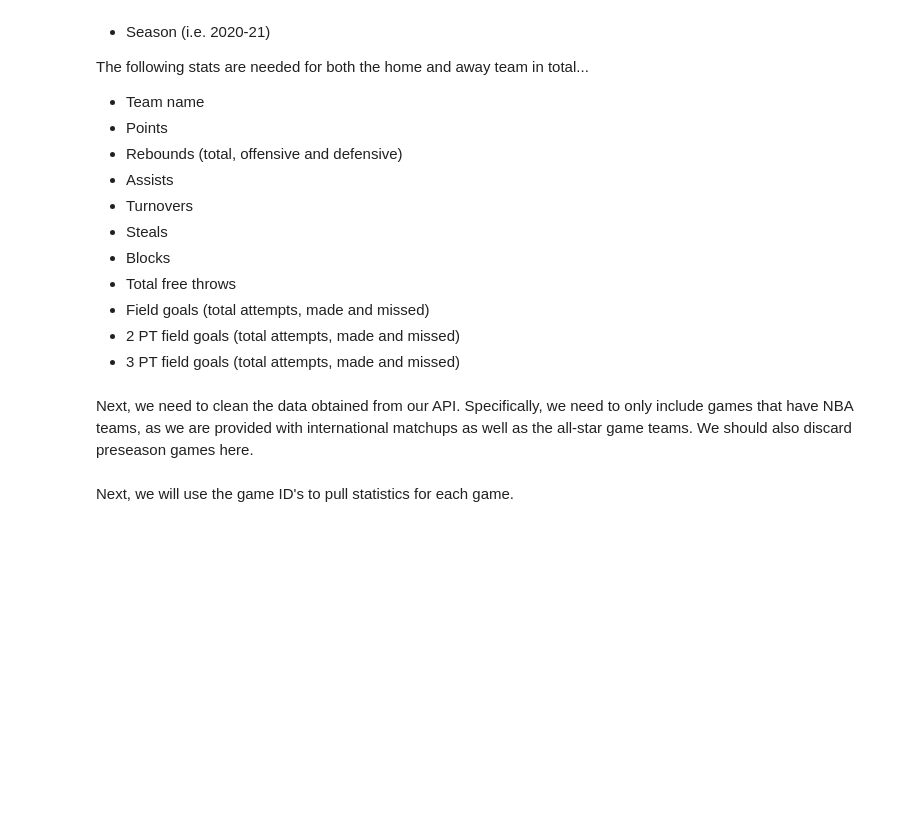
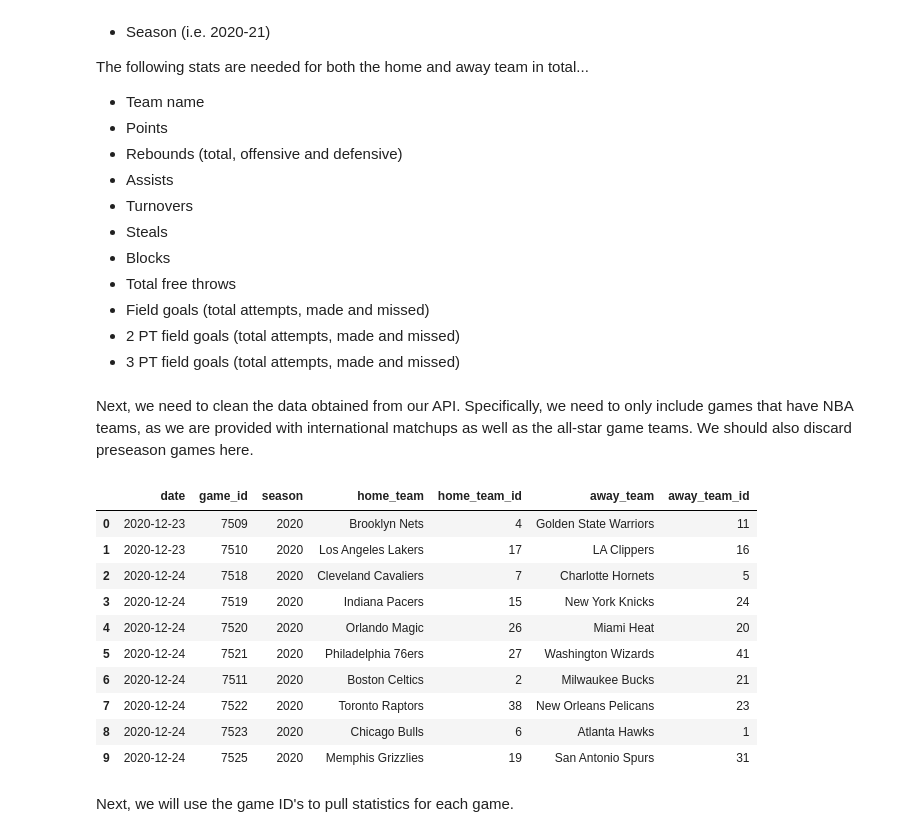
Before and after one commit to hughbromund/DubbClub, a Jupyter notebook: models/nba_win.ipynb, the cells around one changed output. Cells and saved outputs as stored; diff of their text form; code cells hidden in the pictures; blank space fills up the shorter version.

Commit message:
Updates to mustafar for elo and date correction

```diff
--- a/models/nba_win.ipynb
+++ b/models/nba_win.ipynb
@@ -63,8 +63,8 @@ season_start_2019 = datetime.datetime(2019, 10, 22)
 season_start_2020 = datetime.datetime(2020, 12, 22)
 
 """ TO BE SWITCHED PER SEASON """
-curr_season = "2015"
-curr_season_start = season_start_2015
+curr_season = "2020"
+curr_season_start = season_start_2020
 """"""
 
 list_of_teams = [
@@ -109,33 +109,45 @@ data_builder = {
     "away_team": [],
     "away_team_id": []
     }
 
 with open('season_data/season_' + curr_season + '.json') as f:
 
   season_data = json.load(f)
   for game in season_data["api"]["games"]:
     try:
         game_date = datetime.datetime.strptime(game["startTimeUTC"], '%Y-%m-%dT%H:%M:%S.%fZ')
     except Exception:
         game_date = datetime.datetime.strptime(game["startTimeUTC"], '%Y-%m-%d')
 
     if curr_season_start <= game_date and game["statusShortGame"] != "1" \
         and game["vTeam"]["fullName"] in list_of_teams \
         and game["hTeam"]["fullName"] in list_of_teams:
         data_builder["date"].append(game_date.strftime("%x"))
         data_builder["game_id"].append(game["gameId"])
         data_builder["season"].append(curr_season)
         data_builder["home_team"].append(game["hTeam"]["fullName"])
         data_builder["home_team_id"].append(game["hTeam"]["teamId"])
         data_builder["away_team"].append(game["vTeam"]["fullName"])
         data_builder["away_team_id"].append(game["vTeam"]["teamId"])
 
   game_stats_df = pd.DataFrame(data=data_builder)
   game_stats_df['date'] = pd.to_datetime(game_stats_df['date'])
   game_stats_df.sort_values(by='date', ascending=True, inplace=True)
   game_stats_df.reset_index(inplace=True, drop=True)
 
 game_stats_df.head(10)
+# %% [output]
+|  | date | game_id | season | home_team | home_team_id | away_team | away_team_id |
+| 0 | 2020-12-23 | 7509 | 2020 | Brooklyn Nets | 4 | Golden State Warriors | 11 |
+| 1 | 2020-12-23 | 7510 | 2020 | Los Angeles Lakers | 17 | LA Clippers | 16 |
+| 2 | 2020-12-24 | 7518 | 2020 | Cleveland Cavaliers | 7 | Charlotte Hornets | 5 |
+| 3 | 2020-12-24 | 7519 | 2020 | Indiana Pacers | 15 | New York Knicks | 24 |
+| 4 | 2020-12-24 | 7520 | 2020 | Orlando Magic | 26 | Miami Heat | 20 |
+| 5 | 2020-12-24 | 7521 | 2020 | Philadelphia 76ers | 27 | Washington Wizards | 41 |
+| 6 | 2020-12-24 | 7511 | 2020 | Boston Celtics | 2 | Milwaukee Bucks | 21 |
+| 7 | 2020-12-24 | 7522 | 2020 | Toronto Raptors | 38 | New Orleans Pelicans | 23 |
+| 8 | 2020-12-24 | 7523 | 2020 | Chicago Bulls | 6 | Atlanta Hawks | 1 |
+| 9 | 2020-12-24 | 7525 | 2020 | Memphis Grizzlies | 19 | San Antonio Spurs | 31 |
 # %% [markdown]
 Next, we will use the game ID's to pull statistics for each game.
 # %%
```
Also changed, not shown: parts of 4 cells of this notebook, 4 other files.
